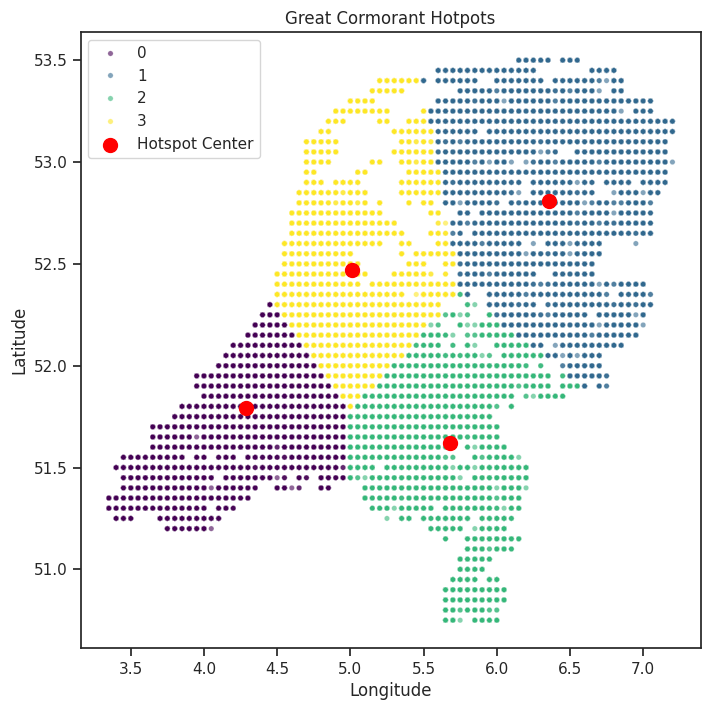
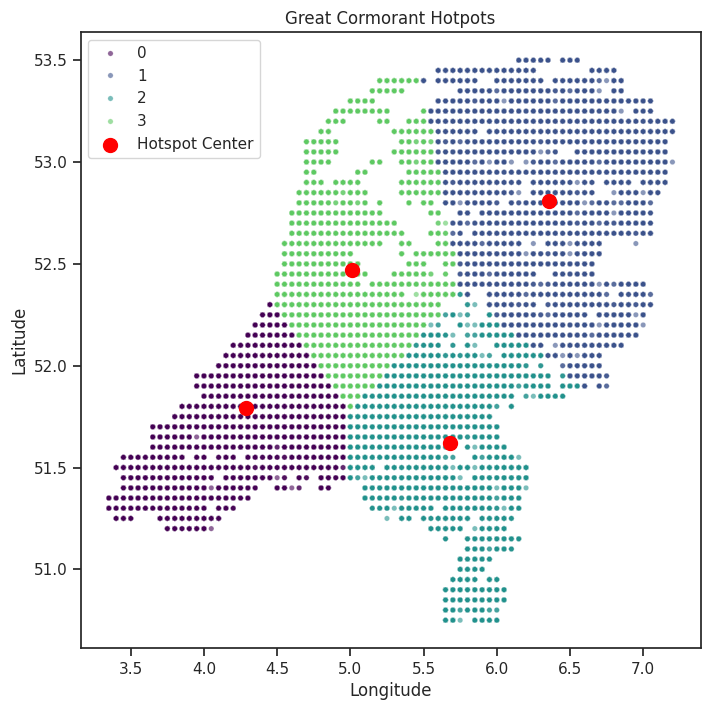
Unified diff of the notebook cell whose output changed from the first chart to the second:
--- before
+++ after
@@ -19,5 +19,5 @@
     y="decimalLatitude", 
     hue="hotspot_cluster", 
-    palette="viridis", 
+palette=[plt.cm.viridis(i / 4) for i in range(4)],
     alpha=0.6,
     s=15

Commit: Updated visualizations for the KMeans Clustering